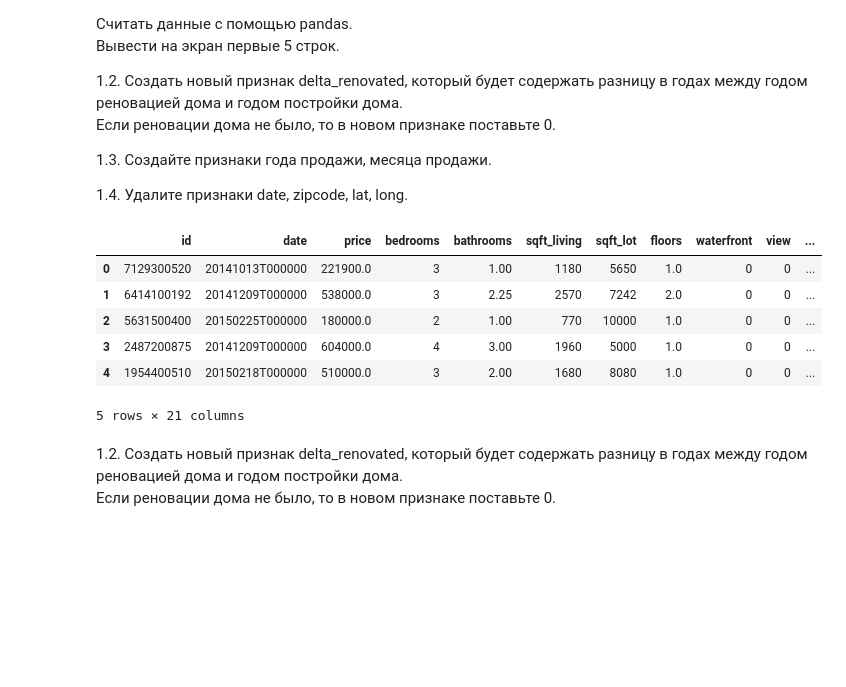
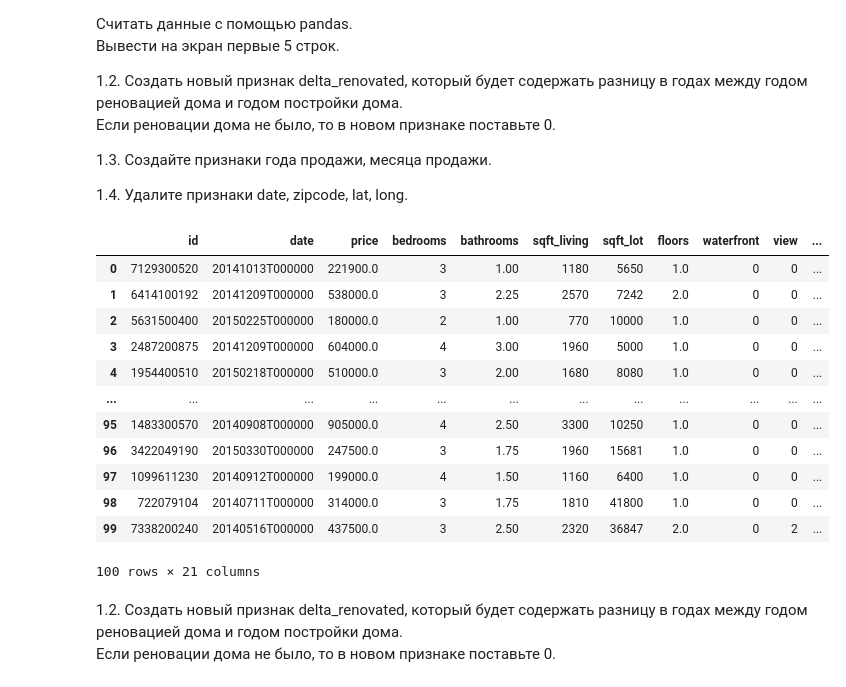
Before and after one commit to dmitry-40in/HW_PfA, a Jupyter notebook: hw_3.ipynb, the cells around one changed output. Cells and saved outputs as stored; diff of their text form; code cells hidden in the pictures; blank space fills up the shorter version.

```diff
--- a/hw_3.ipynb
+++ b/hw_3.ipynb
@@ -14,15 +14,21 @@ import pandas as pd
 # %%
 df = pd.read_csv('kc-house-data.csv')
 
-df.head(5)
+df.head(100)
 # %% [output]
 |  | id | date | price | bedrooms | bathrooms | sqft_living | sqft_lot | floors | waterfront | view | ... |
 | 0 | 7129300520 | 20141013T000000 | 221900.0 | 3 | 1.00 | 1180 | 5650 | 1.0 | 0 | 0 | ... |
 | 1 | 6414100192 | 20141209T000000 | 538000.0 | 3 | 2.25 | 2570 | 7242 | 2.0 | 0 | 0 | ... |
 | 2 | 5631500400 | 20150225T000000 | 180000.0 | 2 | 1.00 | 770 | 10000 | 1.0 | 0 | 0 | ... |
 | 3 | 2487200875 | 20141209T000000 | 604000.0 | 4 | 3.00 | 1960 | 5000 | 1.0 | 0 | 0 | ... |
 | 4 | 1954400510 | 20150218T000000 | 510000.0 | 3 | 2.00 | 1680 | 8080 | 1.0 | 0 | 0 | ... |
+| ... | ... | ... | ... | ... | ... | ... | ... | ... | ... | ... | ... |
+| 95 | 1483300570 | 20140908T000000 | 905000.0 | 4 | 2.50 | 3300 | 10250 | 1.0 | 0 | 0 | ... |
+| 96 | 3422049190 | 20150330T000000 | 247500.0 | 3 | 1.75 | 1960 | 15681 | 1.0 | 0 | 0 | ... |
+| 97 | 1099611230 | 20140912T000000 | 199000.0 | 4 | 1.50 | 1160 | 6400 | 1.0 | 0 | 0 | ... |
+| 98 | 722079104 | 20140711T000000 | 314000.0 | 3 | 1.75 | 1810 | 41800 | 1.0 | 0 | 0 | ... |
+| 99 | 7338200240 | 20140516T000000 | 437500.0 | 3 | 2.50 | 2320 | 36847 | 2.0 | 0 | 2 | ... |
-5 rows × 21 columns
+100 rows × 21 columns
 # %% [markdown]
 1.2. Создать новый признак delta_renovated, который будет содержать разницу в годах между годом реновацией дома и годом постройки дома.
      Если реновации дома не было, то в новом признаке поставьте 0.
```
Also changed, not shown: 2 other files.
